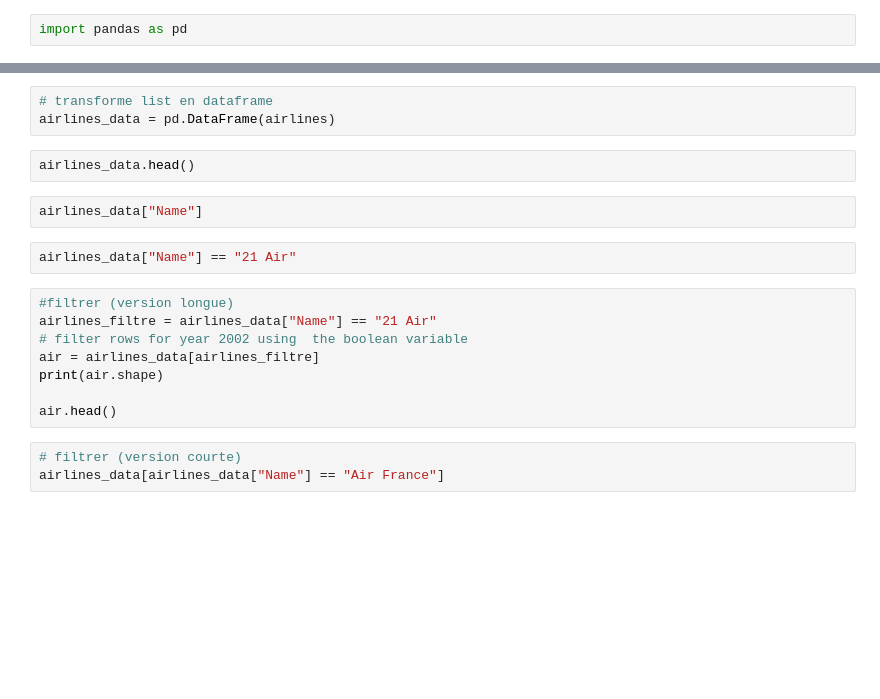
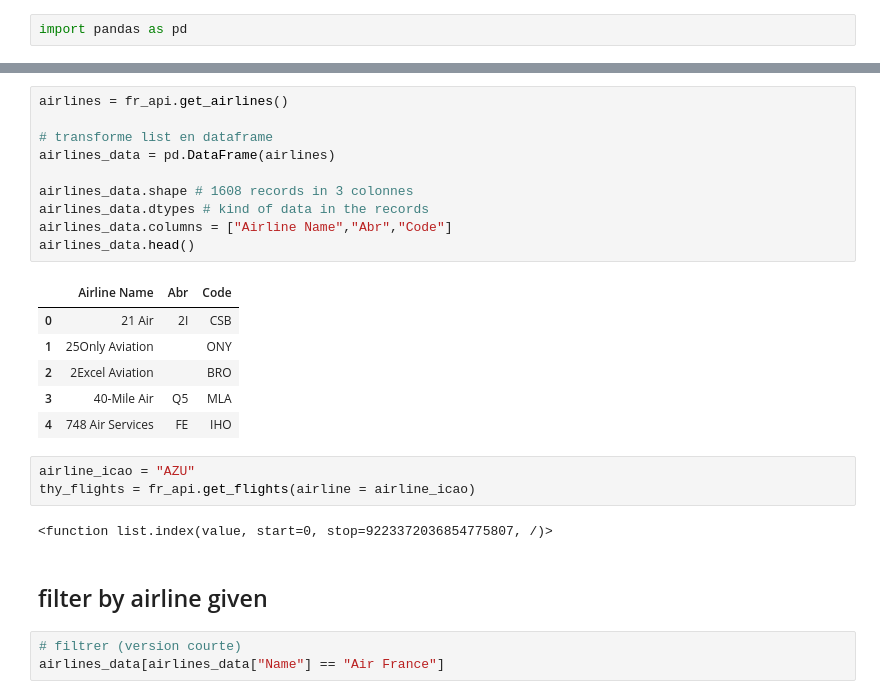
Before and after one commit to annevogel13/lifradaravion, a Jupyter notebook: NotebooksAnne/noteBook0.ipynb, the cells around one changed output, grey strips where cells are left out. Drawn from its saved outputs; the diff is of its cells as text; blank space fills up the shorter version.

```diff
--- a/NotebooksAnne/noteBook0.ipynb
+++ b/NotebooksAnne/noteBook0.ipynb
@@ -23,20 +13,27 @@ type(airlines)
-# %%
-# transforme list en dataframe
-airlines_data = pd.DataFrame(airlines)
-# %%
-airlines_data.head()
-# %%
-airlines_data["Name"]
-# %%
-airlines_data["Name"] == "21 Air"
-# %%
-#filtrer (version longue)
-airlines_filtre = airlines_data["Name"] == "21 Air"
-# filter rows for year 2002 using  the boolean variable
-air = airlines_data[airlines_filtre]
-print(air.shape)
-
-air.head()
+# %%
+airlines = fr_api.get_airlines()
+
+# transforme list en dataframe
+airlines_data = pd.DataFrame(airlines)
+
+airlines_data.shape # 1608 records in 3 colonnes
+airlines_data.dtypes # kind of data in the records
+airlines_data.columns = ["Airline Name","Abr","Code"]
+airlines_data.head()
+# %% [output]
+|  | Airline Name | Abr | Code |
+| 0 | 21 Air | 2I | CSB |
+| 1 | 25Only Aviation |  | ONY |
+| 2 | 2Excel Aviation |  | BRO |
+| 3 | 40-Mile Air | Q5 | MLA |
+| 4 | 748 Air Services | FE | IHO |
+# %%
+airline_icao = "AZU"
+thy_flights = fr_api.get_flights(airline = airline_icao)
+# %% [output]
+<function list.index(value, start=0, stop=9223372036854775807, /)>
+# %% [markdown]
+## filter by airline given
 # %%
 # filtrer (version courte)
 airlines_data[airlines_data["Name"] == "Air France"]
```
Also changed, not shown: parts of 12 cells of this notebook.
